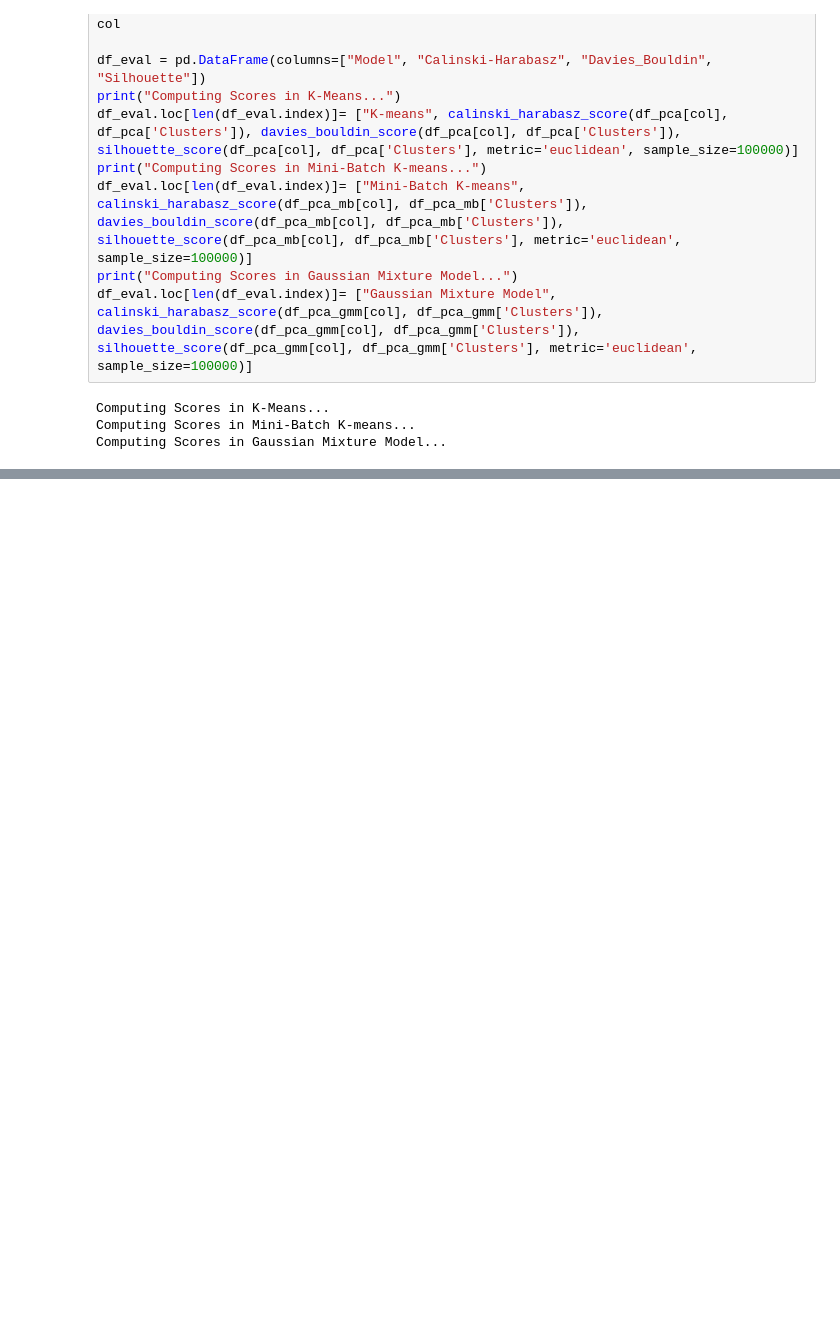
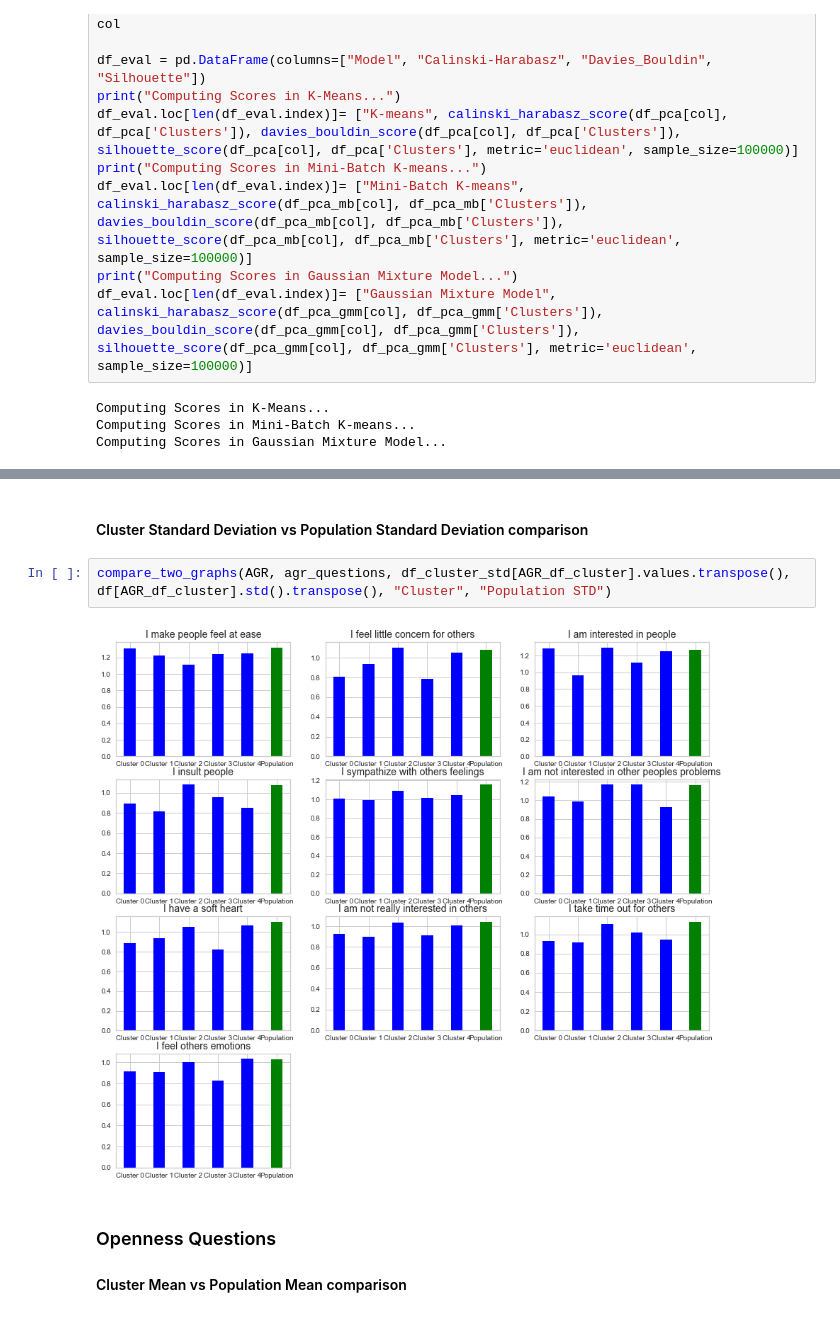
Before and after one commit to gavindizon/STINTSY, a Jupyter notebook: main.ipynb, the cells around one changed output, grey strips where cells are left out. Saved outputs shown, nothing was run; the diff lists cells and outputs as text; blank space fills up the shorter version.

```diff
--- a/main.ipynb
+++ b/main.ipynb
@@ -598,2 +647,12 @@ Agreeableness Questions: Cluster Mean vs Population Mean comparison
+# %% [markdown]
+#### Cluster Standard Deviation vs Population Standard Deviation comparison
+# %%
+compare_two_graphs(AGR, agr_questions, df_cluster_std[AGR_df_cluster].values.transpose(), df[AGR_df_cluster].std().transpose(), "Cluster", "Population STD")
+# %% [output]
+[figure, added]
+# %% [markdown]
+### Openness Questions
+
+#### Cluster Mean vs Population Mean comparison
 # %%
 OPN_df_cluster = [column for column in df_cluster if column.startswith('OPN')]
```
Also changed, not shown: parts of 30 cells of this notebook, 1 other file.
